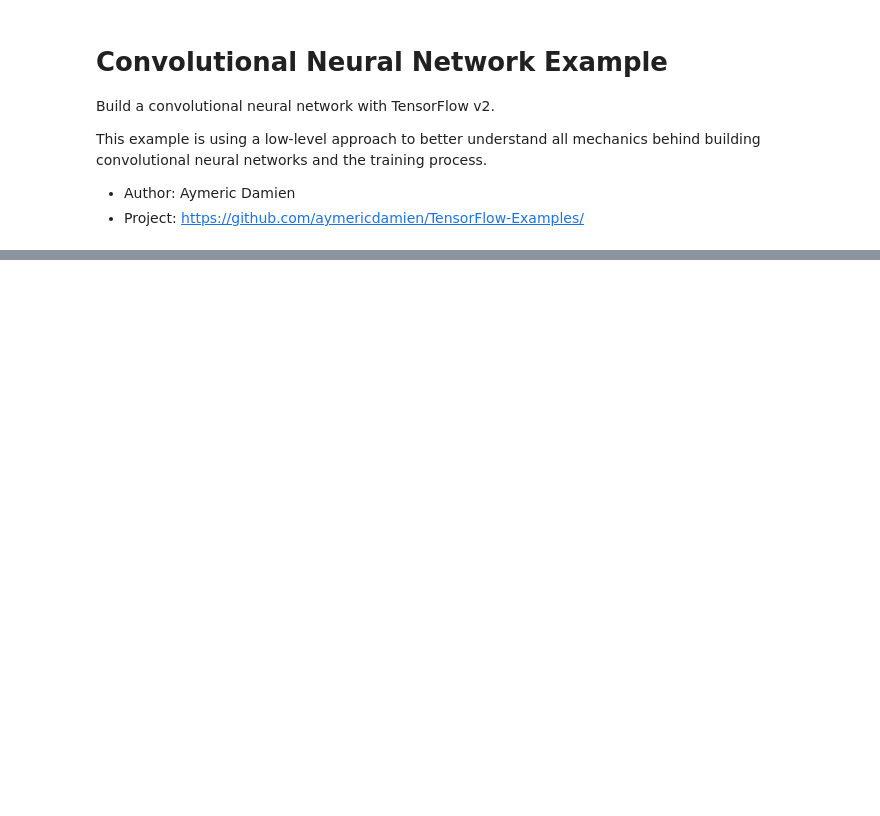
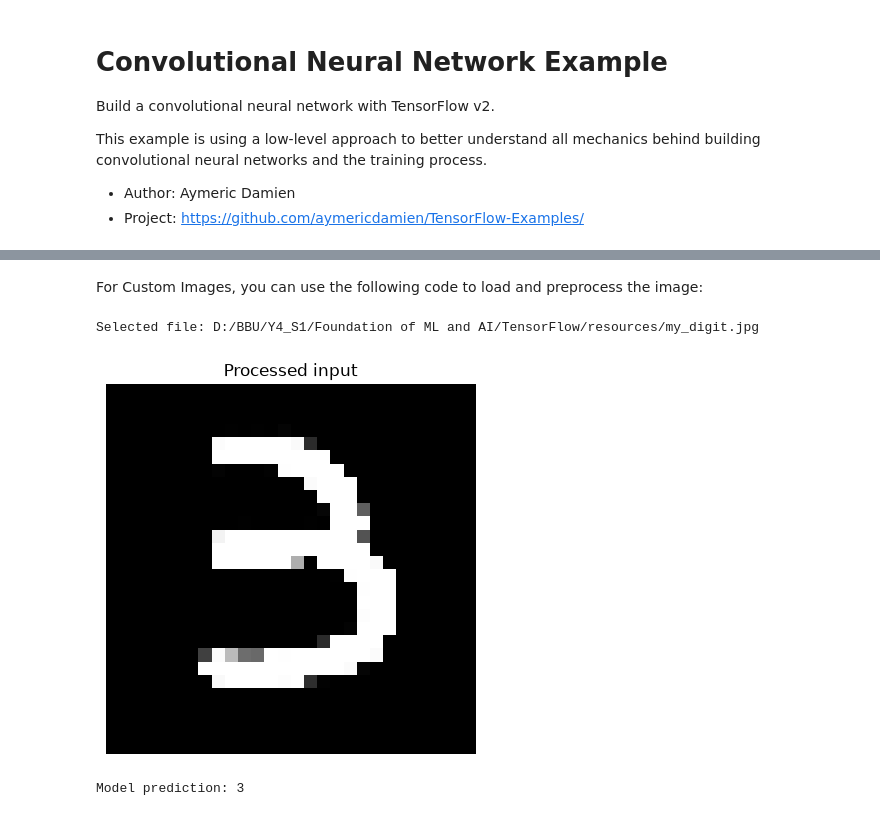
Before and after one commit to Project-BBU-D104/Handwritten_Digit_Recognition_MNIST, a Jupyter notebook: convolutional_network.ipynb, the cells around one changed output, grey strips where cells are left out. Cells and saved outputs as stored; diff of their text form; code cells hidden in the pictures; blank space fills up the shorter version.

```diff
--- a/convolutional_network.ipynb
+++ b/convolutional_network.ipynb
@@ -202,0 +240,45 @@ print("Model prediction:", pred_class)
+# %% [markdown]
+For Custom Images, you can use the following code to load and preprocess the image:
+# %%
+# Predict a custom image file with the trained model.
+import numpy as np
+from pathlib import Path
+from tensorflow.keras.utils import load_img, img_to_array
+import tkinter as tk
+from tkinter import filedialog
+
+# Open a file picker dialog so you can choose the image each time you run this cell.
+root = tk.Tk()
+root.withdraw()          # hide the empty tkinter window
+root.attributes("-topmost", True)  # bring the dialog to the front
+custom_image_path = filedialog.askopenfilename(
+    title="Select an image to predict",
+    filetypes=[("Image files", "*.jpg *.jpeg *.png *.bmp *.gif")]
+)
+root.destroy()
+
+if not custom_image_path:
+    raise ValueError("No file selected.")
+
+print("Selected file:", custom_image_path)
+
+img = load_img(custom_image_path, color_mode="grayscale", target_size=(28, 28))
+img = img_to_array(img).astype("float32") / 255.0
+
+# MNIST digits are white on black. Invert when the image background is bright.
+if np.mean(img) > 0.5:
+    img = 1.0 - img
+
+img = np.expand_dims(img, axis=0)
+pred = conv_net(img)
+pred_class = int(np.argmax(pred.numpy()[0]))
+
+plt.imshow(np.reshape(img[0], [28, 28]), cmap="gray")
+plt.title("Processed input")
+plt.axis("off")
+plt.show()
+print("Model prediction:", pred_class)
+# %% [output]
+Selected file: D:/BBU/Y4_S1/Foundation of ML and AI/TensorFlow/resources/my_digit.jpg
+[figure, added]
+Model prediction: 3
```
Also changed, not shown: parts of 5 cells of this notebook.
